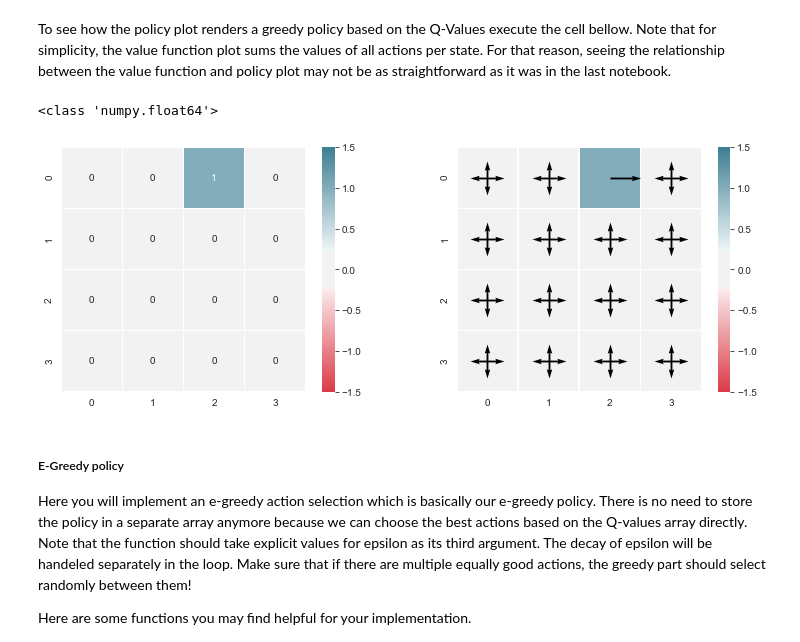
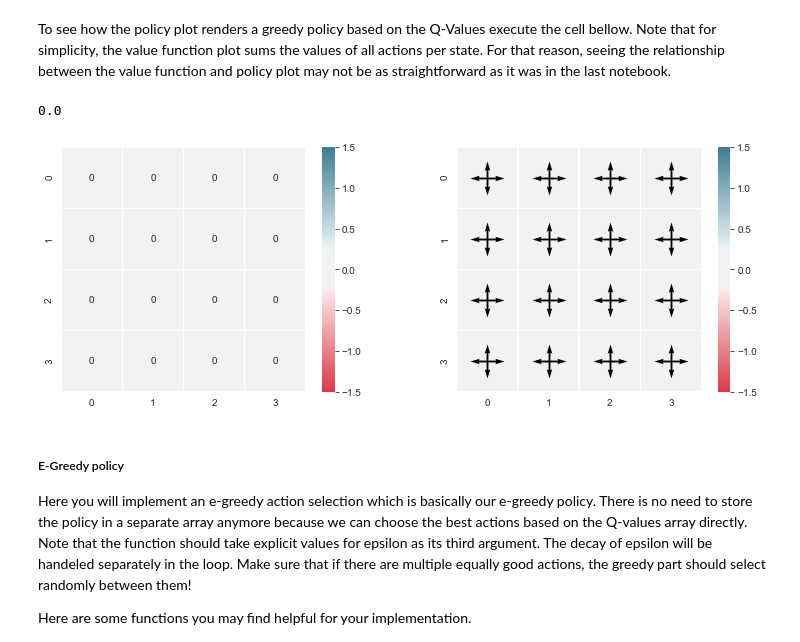
Before and after one commit to An-Dang/Programming-Intelligent-Applications, a Jupyter notebook: reinforcement-learning/PIA_RL_QLearning.ipynb, the cells around one changed output. Cells and saved outputs as stored; diff of their text form; code cells hidden in the pictures.

```diff
--- a/reinforcement-learning/PIA_RL_QLearning.ipynb
+++ b/reinforcement-learning/PIA_RL_QLearning.ipynb
@@ -280,13 +280,13 @@ plot_things(Q, game.get_action_set())
 To see how the policy plot renders a greedy policy based on the Q-Values execute the cell bellow. Note that for simplicity, the value function plot sums the values of all actions per state. For that reason, seeing the relationship between the value function and policy plot may not be as straightforward as it was in the last notebook.
 # %%
 # set action RIGHT (3) in state (0,2) to propability 1
-Q[(0,2)][3] = 1
-print(type(Q[(0,2)][3]))
+#Q[(4,0)][0] = 1
+print(Q[(2,0)][3])
 
 plot_things(Q, game.get_action_set())
 # %% [output]
-<class 'numpy.float64'>
+0.0
-[figure, old version]
+[figure, new version]
 # %% [markdown]
 ##### E-Greedy policy
 
```
Also changed, not shown: parts of 9 cells of this notebook.
